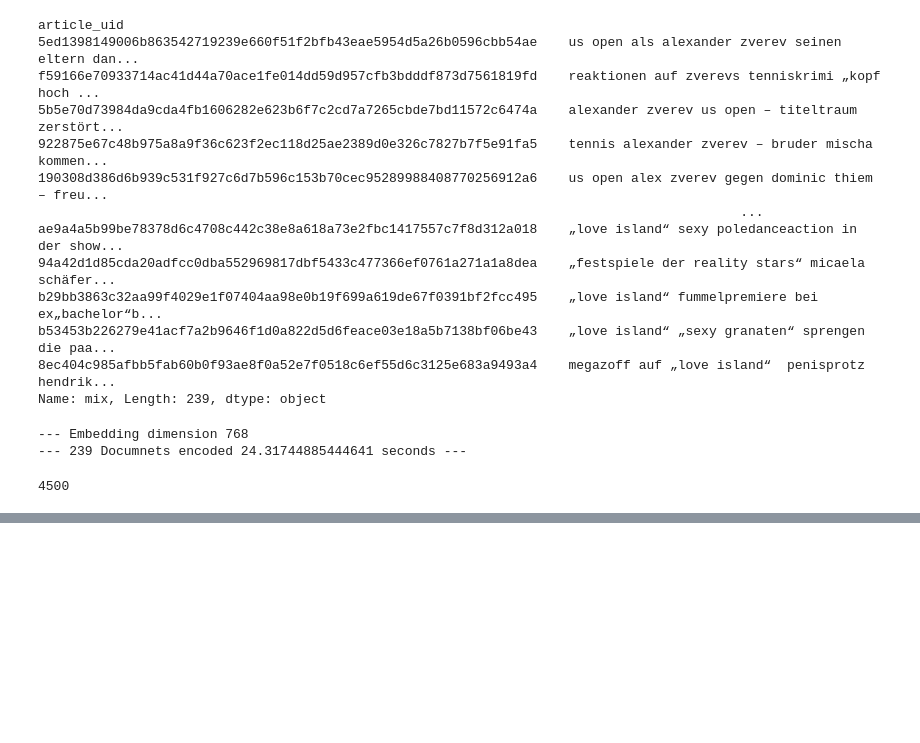
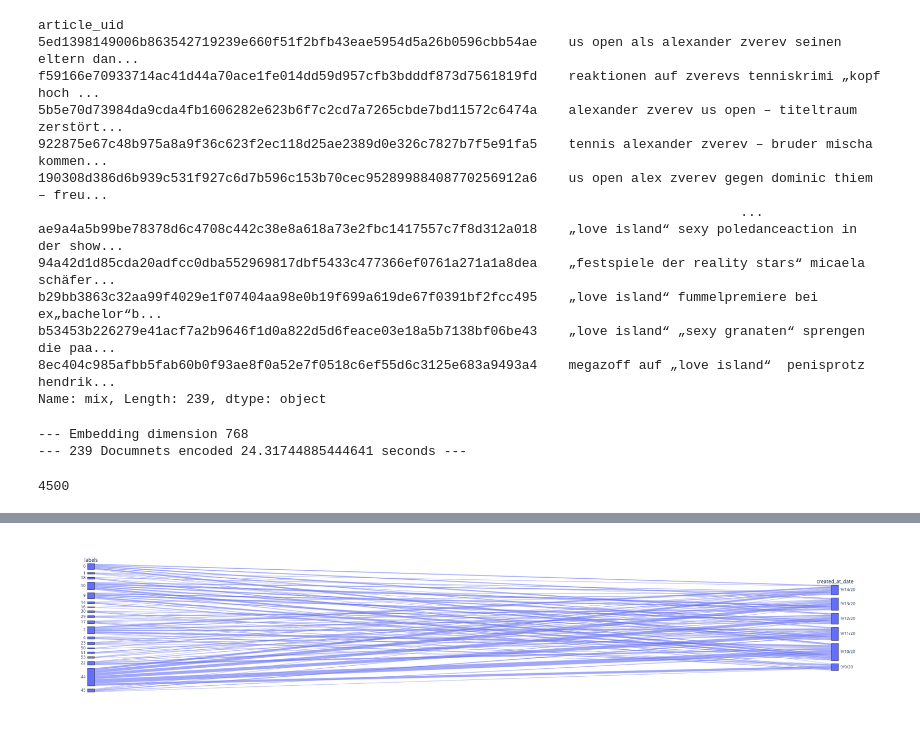
Before and after one commit to spring-media/ci-topic-thunder, a Jupyter notebook: notebooks/MLflow_Bert.ipynb, the cells around one changed output, grey strips where cells are left out. Cells and saved outputs as stored; diff of their text form; code cells hidden in the pictures; blank space fills up the shorter version.

```diff
--- a/notebooks/MLflow_Bert.ipynb
+++ b/notebooks/MLflow_Bert.ipynb
@@ -200,3 +200,9 @@ def mlflow_run_model_eval(mlflow,embeddings,df,**kwargs):
 
         modeling.scatter_plot(results,save_fig=True)
         mlflow.log_artifact("./tmp_scatter_plot.html")
+# %%
+X = utils.load_labeled_data()
+X.drop(["site","entities_analyzed","updated_at"],inplace=True,axis="columns")
+y_summarized_clusters = dict(collections.Counter(y))
+
+X.head(1)
@@ -202,0 +231,6 @@ def mlflow_run_model_eval(mlflow,embeddings,df,**kwargs):
+# %%
+df
+fig = px.parallel_categories(X,labels="created_at_date", color_continuous_scale=px.colors.sequential.Inferno)
+fig.show()
+# %% [output]
+[figure, added]
```
Also changed, not shown: parts of 5 cells of this notebook, 9 other files.
